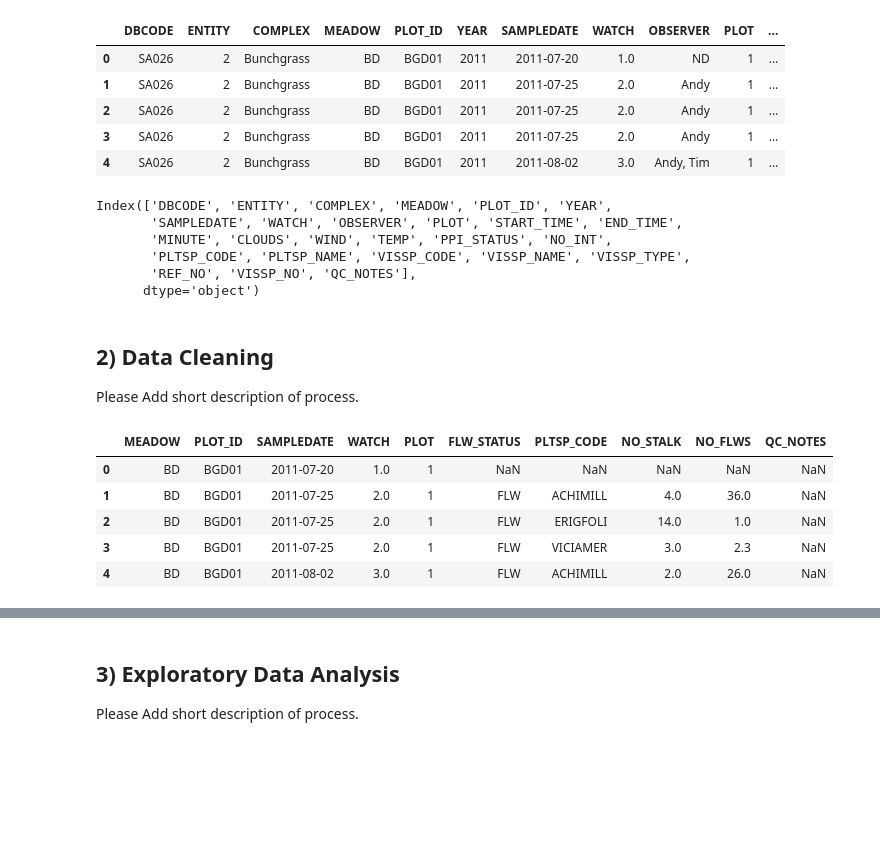
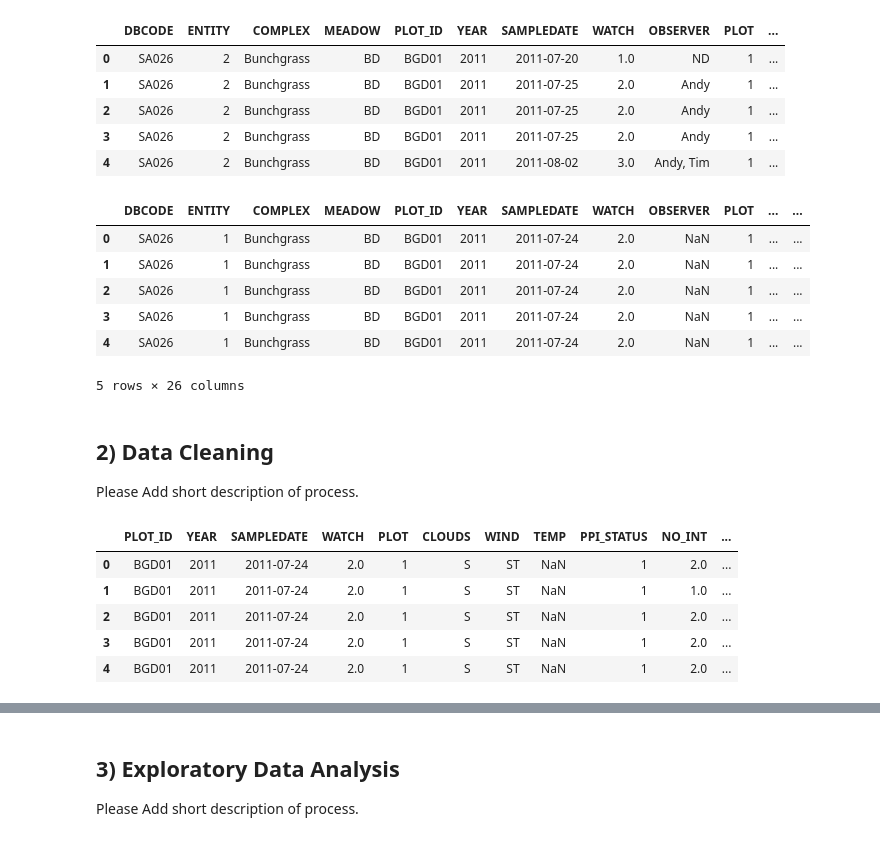
Before and after one commit to AlexandreSeb97/data200-fall22, a Jupyter notebook: analysis.ipynb, the cells around one changed output, grey strips where cells are left out. Drawn from its saved outputs; the diff is of its cells as text; code cells hidden in the pictures; blank space fills up the shorter version.

```diff
--- a/analysis.ipynb
+++ b/analysis.ipynb
@@ -139,14 +141,15 @@ df2.head()
 | 3 | SA026 | 2 | Bunchgrass | BD | BGD01 | 2011 | 2011-07-25 | 2.0 | Andy | 1 | ... |
 | 4 | SA026 | 2 | Bunchgrass | BD | BGD01 | 2011 | 2011-08-02 | 3.0 | Andy, Tim | 1 | ... |
 # %%
-df1.columns
+df1.head()
 # %% [output]
+|  | DBCODE | ENTITY | COMPLEX | MEADOW | PLOT_ID | YEAR | SAMPLEDATE | WATCH | OBSERVER | PLOT | ... | ... |
+| 0 | SA026 | 1 | Bunchgrass | BD | BGD01 | 2011 | 2011-07-24 | 2.0 | NaN | 1 | ... | ... |
+| 1 | SA026 | 1 | Bunchgrass | BD | BGD01 | 2011 | 2011-07-24 | 2.0 | NaN | 1 | ... | ... |
+| 2 | SA026 | 1 | Bunchgrass | BD | BGD01 | 2011 | 2011-07-24 | 2.0 | NaN | 1 | ... | ... |
+| 3 | SA026 | 1 | Bunchgrass | BD | BGD01 | 2011 | 2011-07-24 | 2.0 | NaN | 1 | ... | ... |
+| 4 | SA026 | 1 | Bunchgrass | BD | BGD01 | 2011 | 2011-07-24 | 2.0 | NaN | 1 | ... | ... |
-Index(['DBCODE', 'ENTITY', 'COMPLEX', 'MEADOW', 'PLOT_ID', 'YEAR',
-       'SAMPLEDATE', 'WATCH', 'OBSERVER', 'PLOT', 'START_TIME', 'END_TIME',
-       'MINUTE', 'CLOUDS', 'WIND', 'TEMP', 'PPI_STATUS', 'NO_INT',
-       'PLTSP_CODE', 'PLTSP_NAME', 'VISSP_CODE', 'VISSP_NAME', 'VISSP_TYPE',
-       'REF_NO', 'VISSP_NO', 'QC_NOTES'],
-      dtype='object')
+5 rows × 26 columns
 # %% [markdown]
 ## 2) Data Cleaning
 
@@ -160,16 +163,16 @@ def drop_columns(dataframe, todrop):
     df = dataframe.drop(todrop, axis=1)
     return df
 # %%
-drop_cols_1 = ['DBCODE', 'ENTITY', 'COMPLEX', 'START_TIME', 'END_TIME', 'MINUTE',  'YEAR', 'OBSERVER', 'PLTSP_NAME', 'VISSP_NAME']
-drop_cols_2 = ['DBCODE', 'ENTITY', 'COMPLEX', 'YEAR', 'OBSERVER', 'PLTSP_NAME']
+drop_cols_1 = ['DBCODE', 'ENTITY', 'COMPLEX', 'MEADOW', 'START_TIME', 'END_TIME', 'MINUTE', 'OBSERVER', 'PLTSP_NAME', 'VISSP_NAME', 'QC_NOTES']
+drop_cols_2 = ['DBCODE', 'ENTITY', 'COMPLEX', 'MEADOW', 'YEAR', 'OBSERVER', 'PLTSP_NAME', 'QC_NOTES']
 
 df1 = drop_columns(df1, drop_cols_1)
 df2 = drop_columns(df2, drop_cols_2)
-df2.head()
+df1.head()
 # %% [output]
-|  | MEADOW | PLOT_ID | SAMPLEDATE | WATCH | PLOT | FLW_STATUS | PLTSP_CODE | NO_STALK | NO_FLWS | QC_NOTES |
-| 0 | BD | BGD01 | 2011-07-20 | 1.0 | 1 | NaN | NaN | NaN | NaN | NaN |
-| 1 | BD | BGD01 | 2011-07-25 | 2.0 | 1 | FLW | ACHIMILL | 4.0 | 36.0 | NaN |
-| 2 | BD | BGD01 | 2011-07-25 | 2.0 | 1 | FLW | ERIGFOLI | 14.0 | 1.0 | NaN |
-| 3 | BD | BGD01 | 2011-07-25 | 2.0 | 1 | FLW | VICIAMER | 3.0 | 2.3 | NaN |
-| 4 | BD | BGD01 | 2011-08-02 | 3.0 | 1 | FLW | ACHIMILL | 2.0 | 26.0 | NaN |
+|  | PLOT_ID | YEAR | SAMPLEDATE | WATCH | PLOT | CLOUDS | WIND | TEMP | PPI_STATUS | NO_INT | ... |
+| 0 | BGD01 | 2011 | 2011-07-24 | 2.0 | 1 | S | ST | NaN | 1 | 2.0 | ... |
+| 1 | BGD01 | 2011 | 2011-07-24 | 2.0 | 1 | S | ST | NaN | 1 | 1.0 | ... |
+| 2 | BGD01 | 2011 | 2011-07-24 | 2.0 | 1 | S | ST | NaN | 1 | 2.0 | ... |
+| 3 | BGD01 | 2011 | 2011-07-24 | 2.0 | 1 | S | ST | NaN | 1 | 2.0 | ... |
+| 4 | BGD01 | 2011 | 2011-07-24 | 2.0 | 1 | S | ST | NaN | 1 | 2.0 | ... |
```
Also changed, not shown: parts of 14 cells of this notebook, 1 other file.
